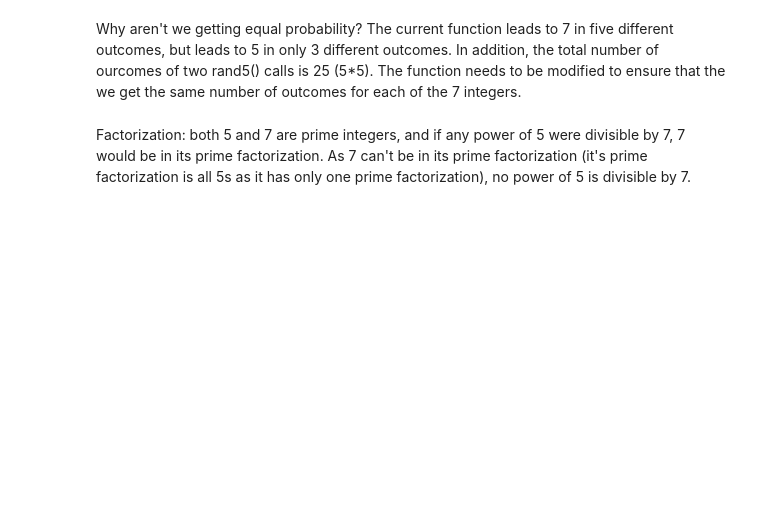
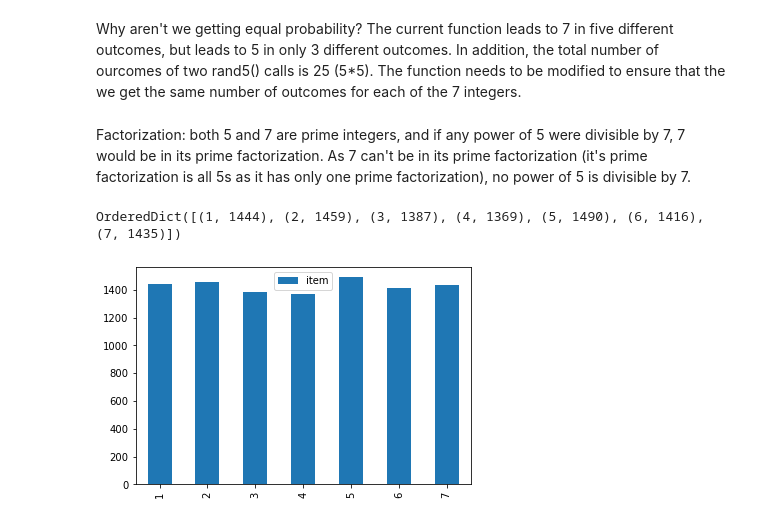
Before and after one commit to mikjf/interview_training_python, a Jupyter notebook: python_interview_questions.ipynb, the cells around one changed output. Saved outputs shown, nothing was run; the diff lists cells and outputs as text; code cells hidden in the pictures; blank space fills up the shorter version.

```diff
--- a/python_interview_questions.ipynb
+++ b/python_interview_questions.ipynb
@@ -460,3 +466,16 @@ def rand7():
         roll2 = rand5()
         # ensure that each roll is between 1 and 25
         outcome_number = (roll1 - 1) * 5 + (roll2 - 1) + 1
+        # if we get an outcome > 21
+        if outcome_number > 21:
+            # reroll again
+            continue
+        # if <= 21 return the outcome
+        return outcome_number % 7 + 1
+# %%
+# return 10000 random numbers between 1 and 7
+list_rand7 = [rand7() for _ in range(10000)]
+evaluation(list_rand7)
+# %% [output]
+OrderedDict([(1, 1444), (2, 1459), (3, 1387), (4, 1369), (5, 1490), (6, 1416), (7, 1435)])
+[figure, added]
```
Also changed, not shown: parts of 6 cells of this notebook.
